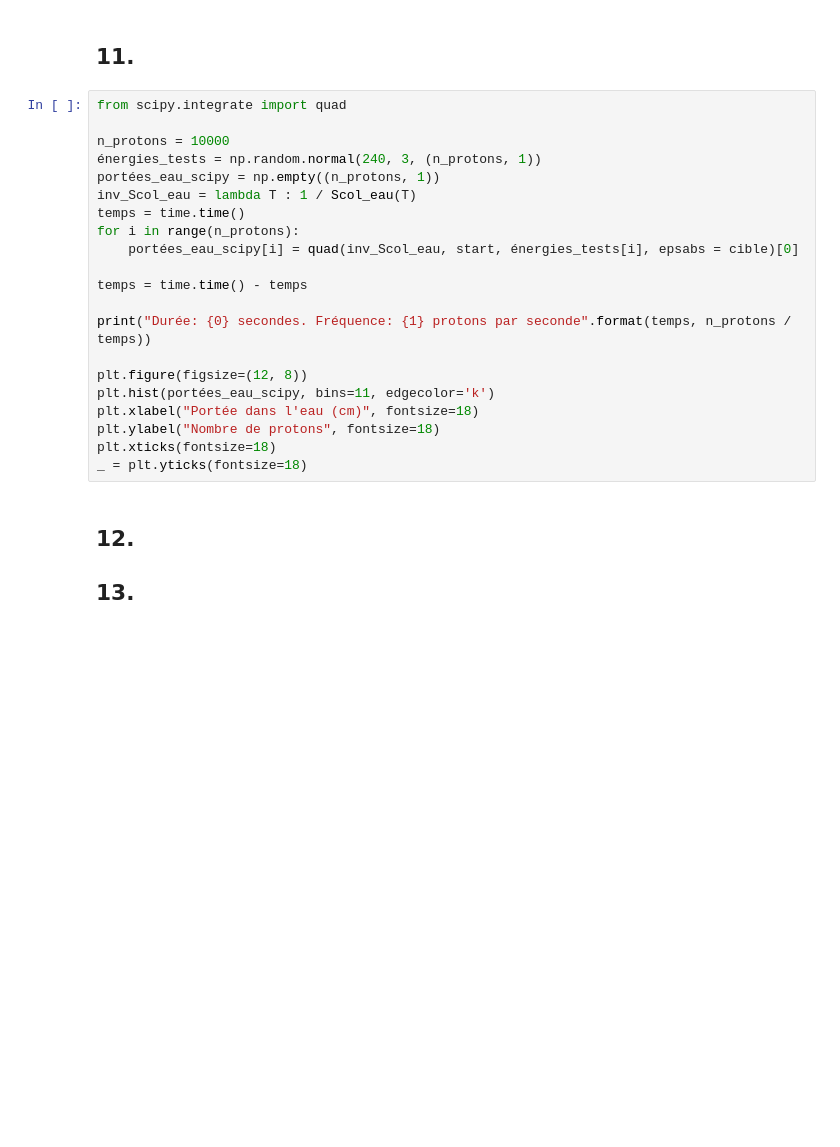
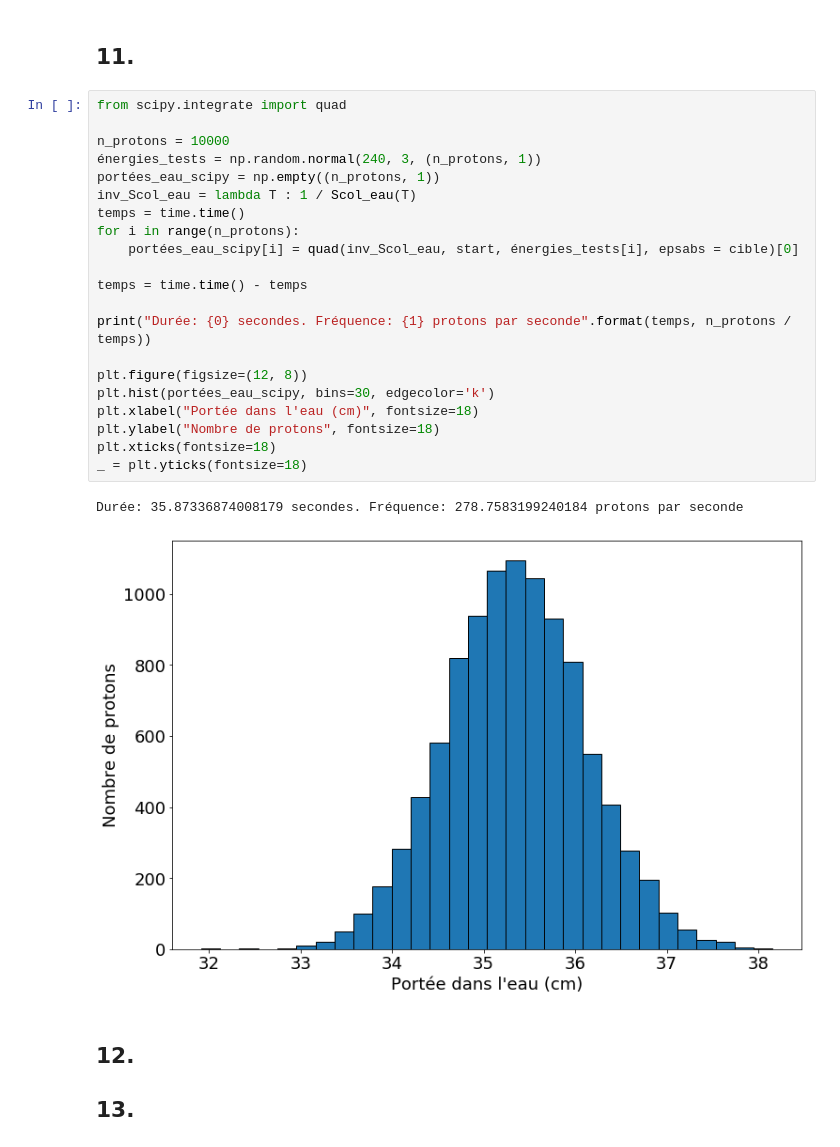
Before and after one commit to gahem1/Physique_Numerique, a Jupyter notebook: TP1_Gabriel_Hemond_Meriem_Khalfoun.ipynb, the cells around one changed output. Drawn from its saved outputs; the diff is of its cells as text; blank space fills up the shorter version.

```diff
--- a/TP1_Gabriel_Hemond_Meriem_Khalfoun.ipynb
+++ b/TP1_Gabriel_Hemond_Meriem_Khalfoun.ipynb
@@ -316,24 +318,27 @@ Durée: 12.432432174682617 secondes. Fréquence: 8.043478427627365 protons par s
 # %%
 from scipy.integrate import quad
 
 n_protons = 10000
 énergies_tests = np.random.normal(240, 3, (n_protons, 1))
 portées_eau_scipy = np.empty((n_protons, 1))
 inv_Scol_eau = lambda T : 1 / Scol_eau(T)
 temps = time.time()
 for i in range(n_protons):
     portées_eau_scipy[i] = quad(inv_Scol_eau, start, énergies_tests[i], epsabs = cible)[0]
 
 temps = time.time() - temps
 
 print("Durée: {0} secondes. Fréquence: {1} protons par seconde".format(temps, n_protons / temps))
 
 plt.figure(figsize=(12, 8))
-plt.hist(portées_eau_scipy, bins=11, edgecolor='k')
+plt.hist(portées_eau_scipy, bins=30, edgecolor='k')
 plt.xlabel("Portée dans l'eau (cm)", fontsize=18)
 plt.ylabel("Nombre de protons", fontsize=18)
 plt.xticks(fontsize=18)
 _ = plt.yticks(fontsize=18)
+# %% [output]
+Durée: 35.87336874008179 secondes. Fréquence: 278.7583199240184 protons par seconde
+[figure, added]
 # %% [markdown]
 ## 12.
 
```
Also changed, not shown: parts of 4 cells of this notebook.
